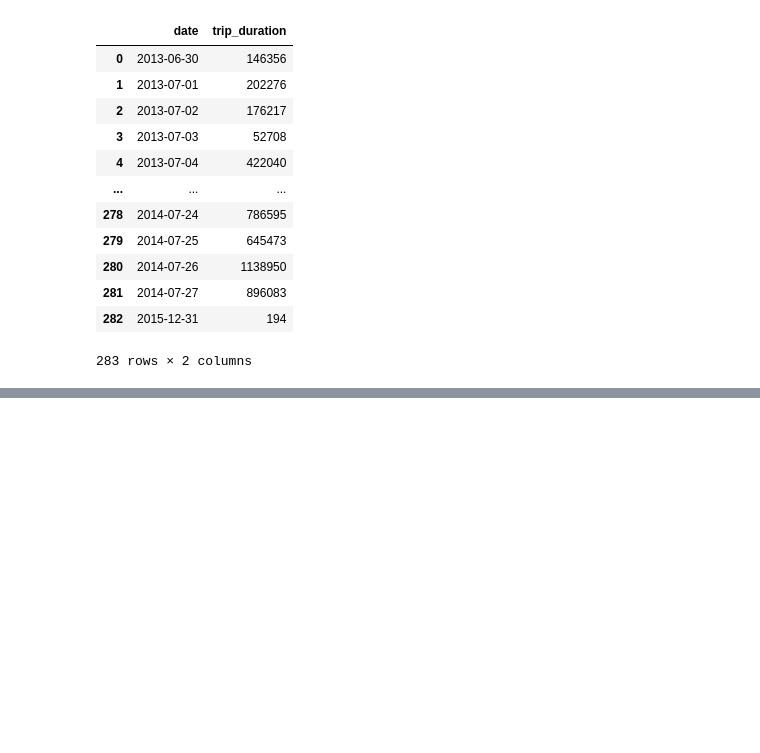
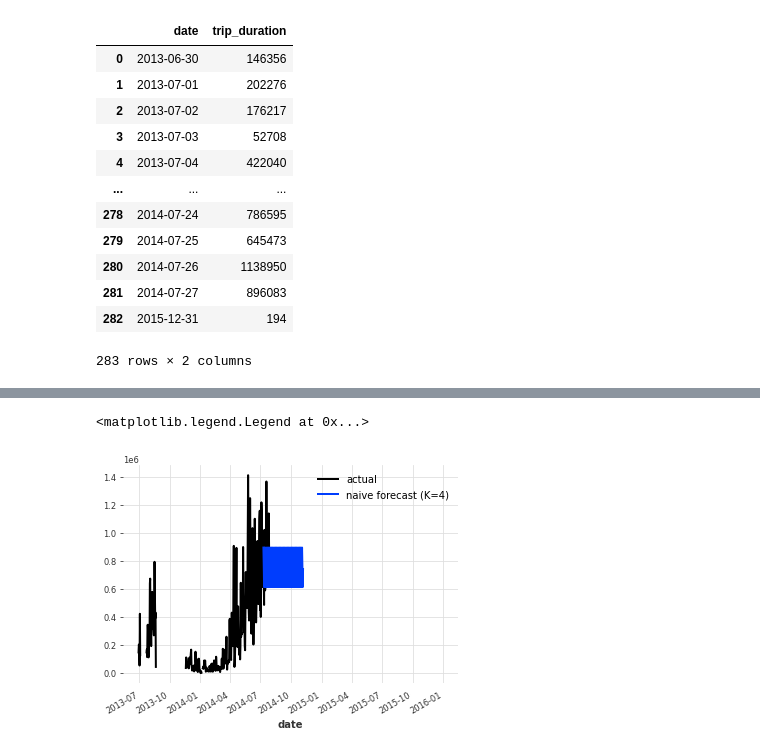
Before and after one commit to astrodestroyergithub/Divvy-Bike-Share, a Jupyter notebook: CODE/darts_exploration.ipynb, the cells around one changed output, grey strips where cells are left out. Drawn from its saved outputs; the diff is of its cells as text; code cells hidden in the pictures; blank space fills up the shorter version.

```diff
--- a/CODE/darts_exploration.ipynb
+++ b/CODE/darts_exploration.ipynb
@@ -116,0 +137,11 @@ RuntimeError: Numpy is not available
+# %%
+seasonal_model=NaiveSeasonal(K=4)
+seasonal_model.fit(train)
+seasonal_forecast=seasonal_model.predict(120)
+
+series.plot(label='actual')
+seasonal_forecast.plot(label='naive forecast (K=4)')
+plt.legend()
+# %% [output]
+<matplotlib.legend.Legend at 0x...>
+[figure, added]
```
Also changed, not shown: parts of 21 cells of this notebook.
